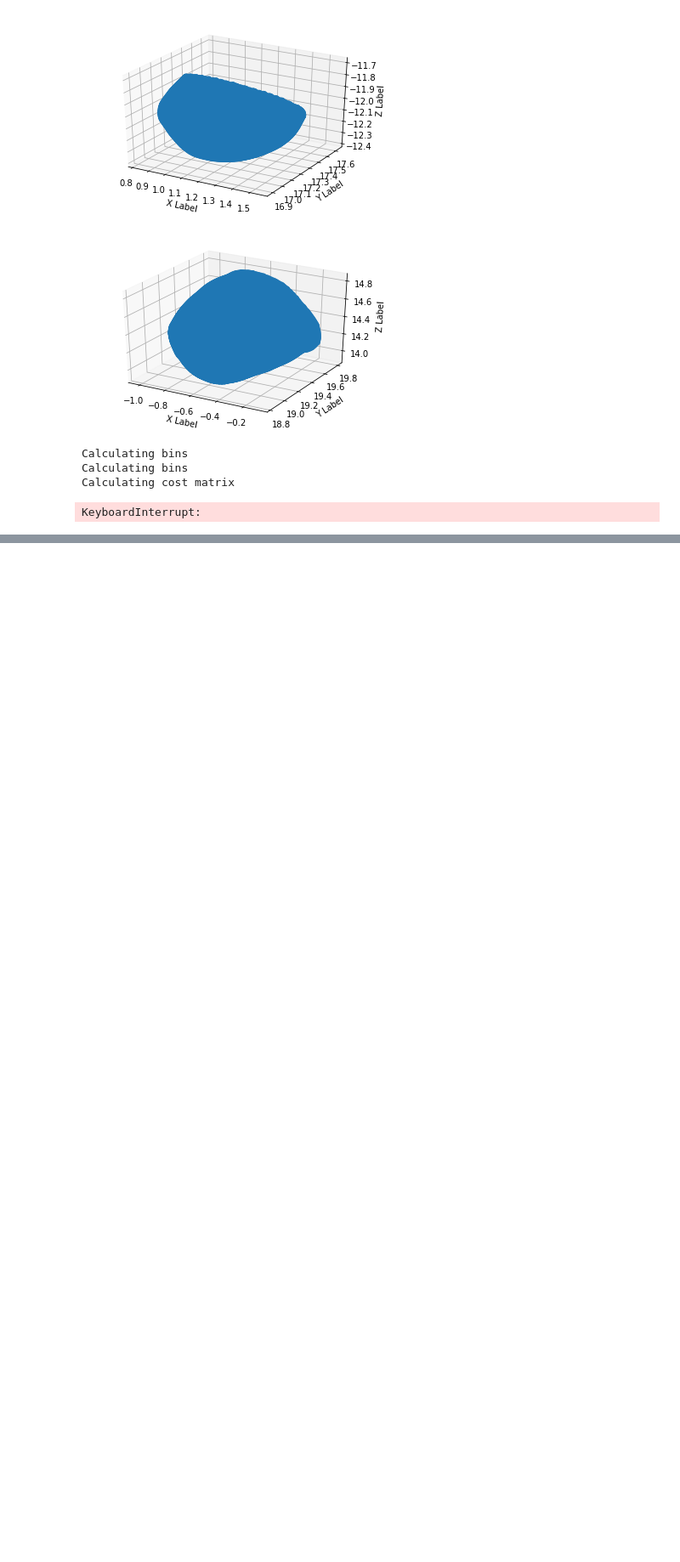
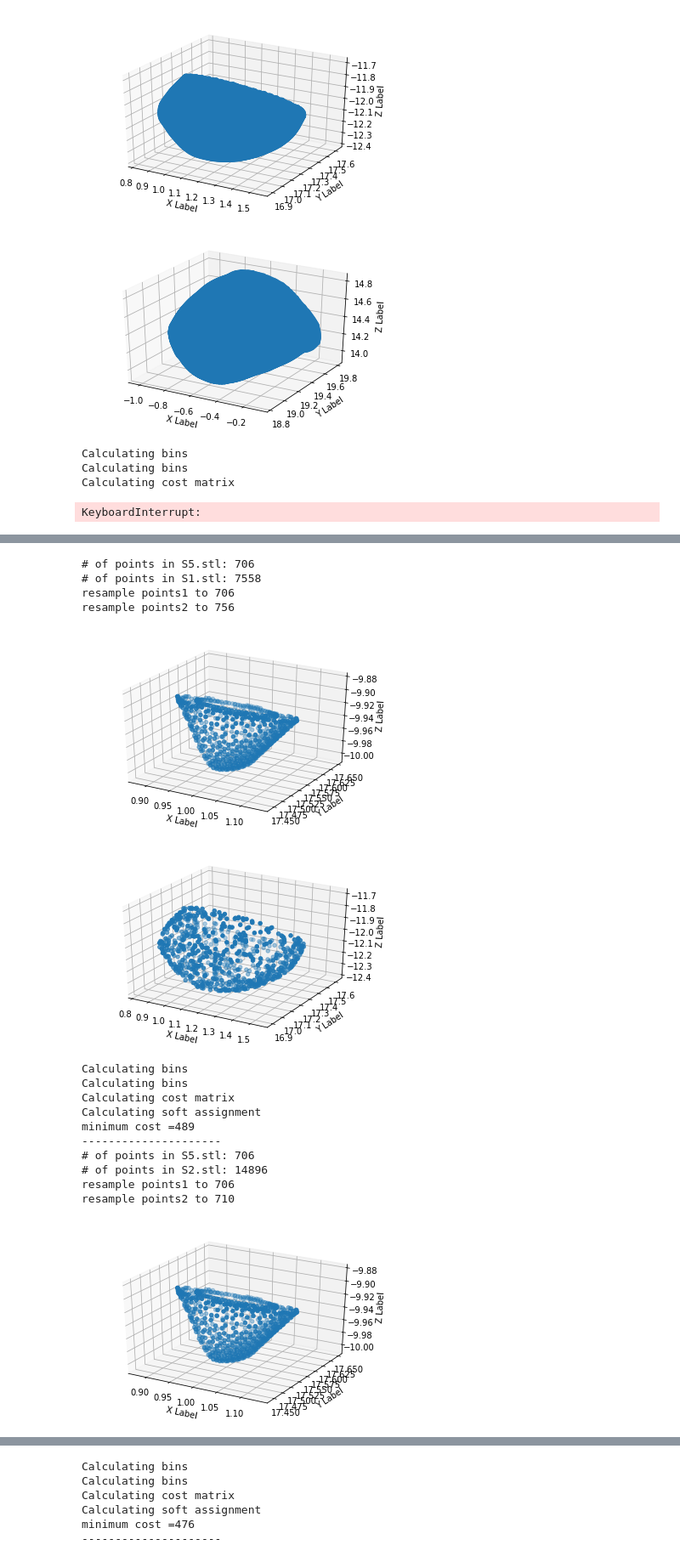
Before and after one commit to Ericdui/Classification-aneurysm-morphology, a Jupyter notebook: 3D shape context.ipynb, the cells around one changed output, grey strips where cells are left out. Shown at 85% size. Drawn from its saved outputs; the diff is of its cells as text; code cells hidden in the pictures; blank space fills up the shorter version.

```diff
--- a/3D shape context.ipynb
+++ b/3D shape context.ipynb
@@ -564,0 +567,51 @@ print(np.mean(result3))
+# %%
+# test stable one with each class
+
+resultt1 = []
+
+for i in range(1,5):
+
+    point1 = readstl('S5.stl')
+    point2 = readstl('S%d.stl'%i)
+
+    if len(point1) >= len(point2):
+        n = len(point1)//len(point2)
+        point1 = point1[::n]
+    else:
+        n = len(point2)//len(point1)
+        point2 = point2[::n]
+
+    print('resample points1 to',len(point1))
+    print('resample points2 to',len(point2))
+
+    draw(point1)
+    draw(point2)
+
+    bin1 = shape_bins(point1)
+    bin2 = shape_bins(point2)
+
+    cost = cost_matrix(bin1,bin2)
+
+    total = soft_assign(cost)
+
+    resultt1.append(total)
+
+    print('---------------------')
+# %% [output]
+# of points in S5.stl: 706
+# of points in S1.stl: 7558
+resample points1 to 706
+resample points2 to 756
+[figure, added]
+[figure, added]
+Calculating bins
+Calculating bins
+Calculating cost matrix
+Calculating soft assignment
+minimum cost =489
+---------------------
+# of points in S5.stl: 706
+# of points in S2.stl: 14896
+resample points1 to 706
+resample points2 to 710
+[figure, added]
@@ -564,0 +643,6 @@ print(np.mean(result3))
+Calculating bins
+Calculating bins
+Calculating cost matrix
+Calculating soft assignment
+minimum cost =476
+---------------------
```
Also changed, not shown: parts of 4 cells of this notebook.
